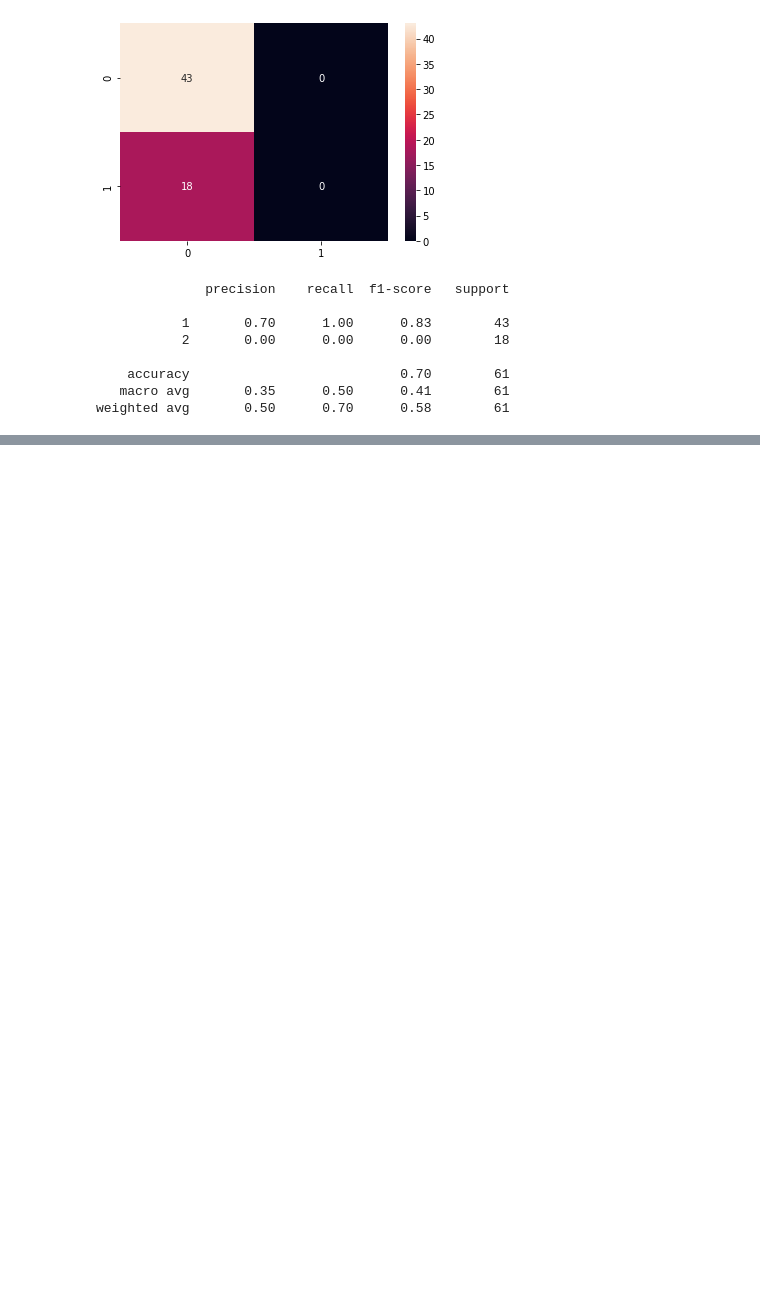
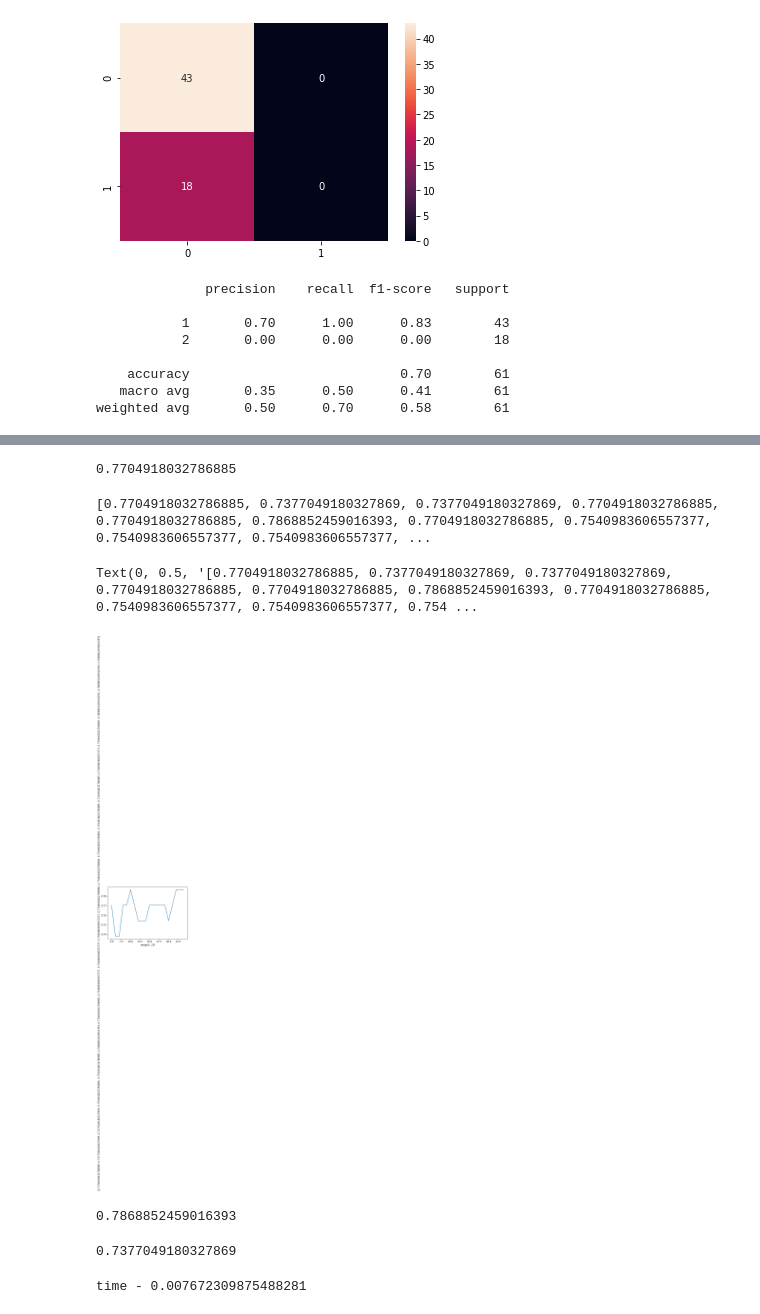
Before and after one commit to SAJAD-52/Haberman_s_Breast_Cancer_Survival_Prediction.ipynb, a Jupyter notebook: Haberman_s_Breast_Cancer_Survival_Prediction.ipynb, the cells around one changed output, grey strips where cells are left out. Saved outputs shown, nothing was run; the diff lists cells and outputs as text; code cells hidden in the pictures; blank space fills up the shorter version.

```diff
--- a/Haberman_s_Breast_Cancer_Survival_Prediction.ipynb
+++ b/Haberman_s_Breast_Cancer_Survival_Prediction.ipynb
@@ -160,0 +275,19 @@ weighted avg       0.50      0.70      0.58        61
+# %%
+sc=metrics.accuracy_score(y_test, y_predict_KNN)
+print(sc)
+# %% [output]
+0.7704918032786885
+# %%
+k_range = range(5, 25)
+# %%
+acc_list = []
+# %%
+for k in k_range:
+  knn2 = KNeighborsClassifier(n_neighbors=k)
+  knn2.fit(x_train, y_train)
+  pred_y = knn2.predict(x_test)
+  acc_list.append(metrics.accuracy_score(y_test, pred_y))
+# %%
+print(acc_list)
+# %% [output]
+[0.7704918032786885, 0.7377049180327869, 0.7377049180327869, 0.7704918032786885, 0.7704918032786885, 0.7868852459016393, 0.7704918032786885, 0.7540983606557377, 0.7540983606557377, 0.7540983606557377, ...
@@ -160,0 +298,15 @@ weighted avg       0.50      0.70      0.58        61
+# %%
+plt.plot(k_range, acc_list)
+plt.xlabel(k_range)
+plt.ylabel(acc_list)
+# %% [output]
+Text(0, 0.5, '[0.7704918032786885, 0.7377049180327869, 0.7377049180327869, 0.7704918032786885, 0.7704918032786885, 0.7868852459016393, 0.7704918032786885, 0.7540983606557377, 0.7540983606557377, 0.754 ...
+[figure, added]
+# %%
+print(max(acc_list))
+# %% [output]
+0.7868852459016393
+# %%
+print(min(acc_list))
+# %% [output]
+0.7377049180327869
@@ -160,0 +319,7 @@ weighted avg       0.50      0.70      0.58        61
+# %%
+
+start_time = time.time()
+gnb.fit(x_train1, y_train1)
+print("time - {}".format(time.time()-start_time))
+# %% [output]
+time - 0.007672309875488281
```
Also changed, not shown: parts of 73 cells of this notebook.
